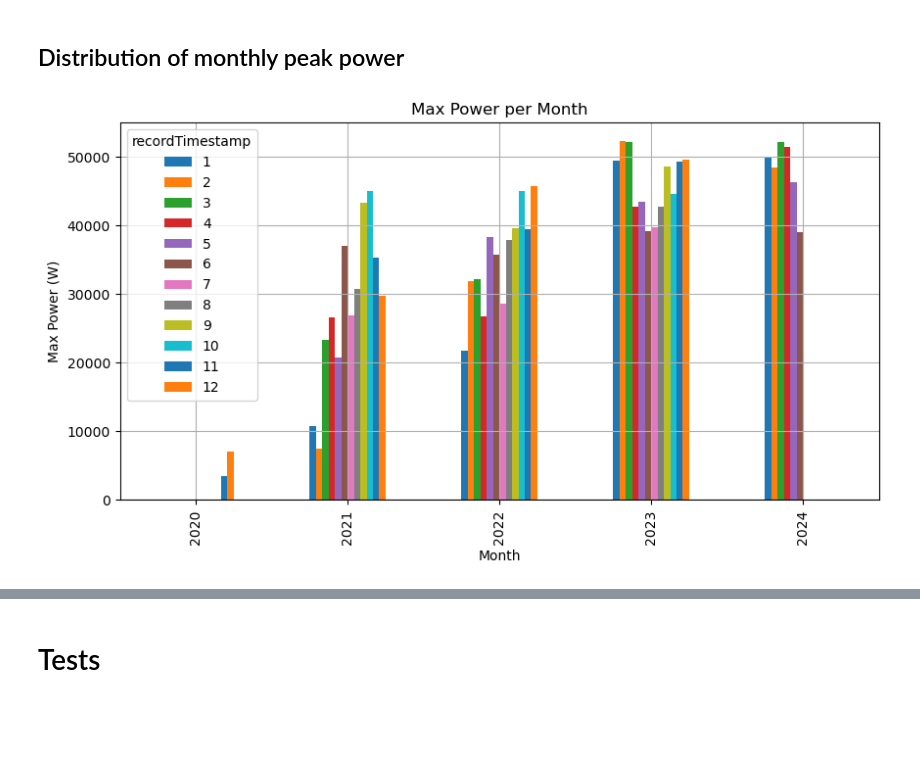
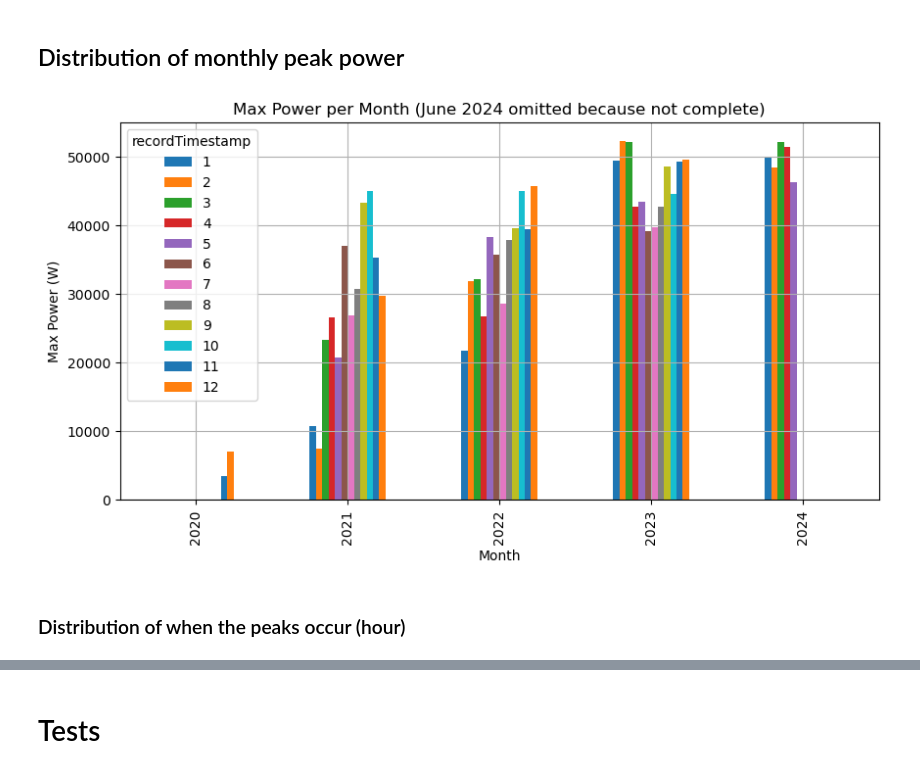
Before and after one commit to samuelBobick/StationLevelPowerForecasting, a Jupyter notebook: data/src/slrp_ev_data/Tests.ipynb, the cells around one changed output, grey strips where cells are left out. Saved outputs shown, nothing was run; the diff lists cells and outputs as text; code cells hidden in the pictures; blank space fills up the shorter version.

```diff
--- a/data/src/slrp_ev_data/Tests.ipynb
+++ b/data/src/slrp_ev_data/Tests.ipynb
@@ -188,17 +258,24 @@ As shown on the figure above, the most important frequencies are the week and th
 ## Distribution of monthly peak power
 # %%
 # show max power for each month for each year
-monthly_max_power = df_new.groupby(
-    [df_new["recordTimestamp"].dt.year, df_new["recordTimestamp"].dt.month]
-)["totalPower"].max()
+# June 2024 is omitted because not complete
+monthly_max_power = (
+    df_new[df_new["recordTimestamp"] < "2024-06-01"]
+    .groupby([df_new["recordTimestamp"].dt.year, df_new["recordTimestamp"].dt.month])[
+        "totalPower"
+    ]
+    .max()
+)
 
 # plot distribution of max monthly power, with a different color for each year
 fig, ax = plt.subplots(figsize=(10, 5))
 monthly_max_power.unstack().plot(kind="bar", ax=ax)
 ax.set_ylabel("Max Power (W)")
 ax.set_xlabel("Month")
-ax.set_title("Max Power per Month")
+ax.set_title("Max Power per Month (June 2024 omitted because not complete)")
 plt.grid(True)
 plt.show()
 # %% [output]
-[figure, old version]
+[figure, new version]
+# %% [markdown]
+### Distribution of when the peaks occur (hour)
```
Also changed, not shown: parts of 65 cells of this notebook.
